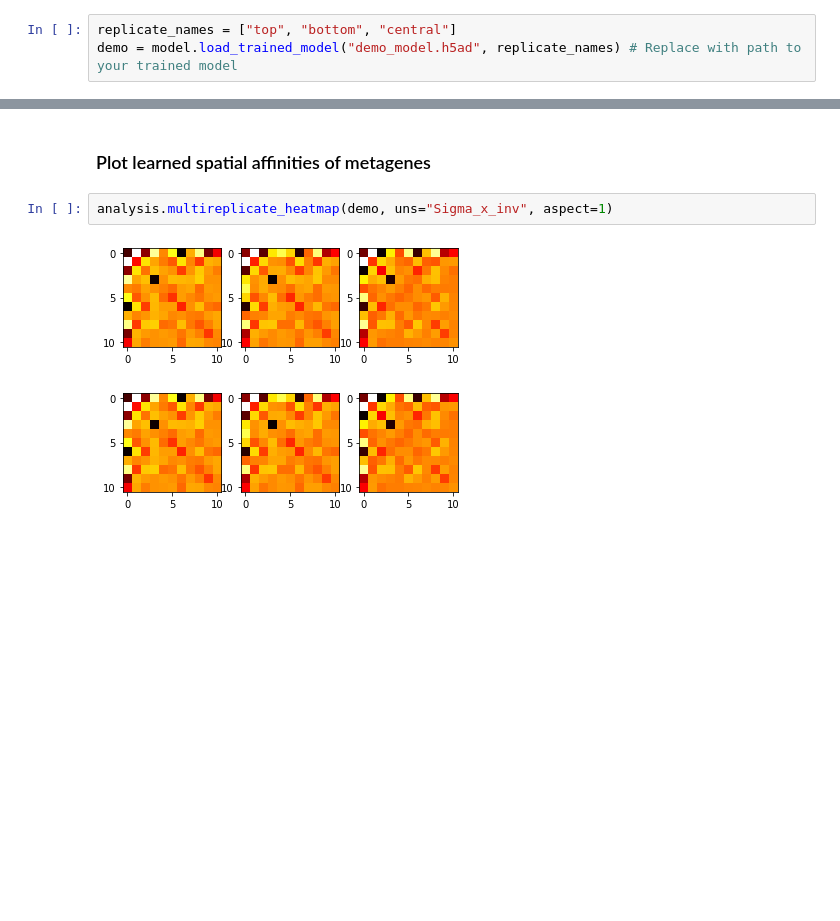
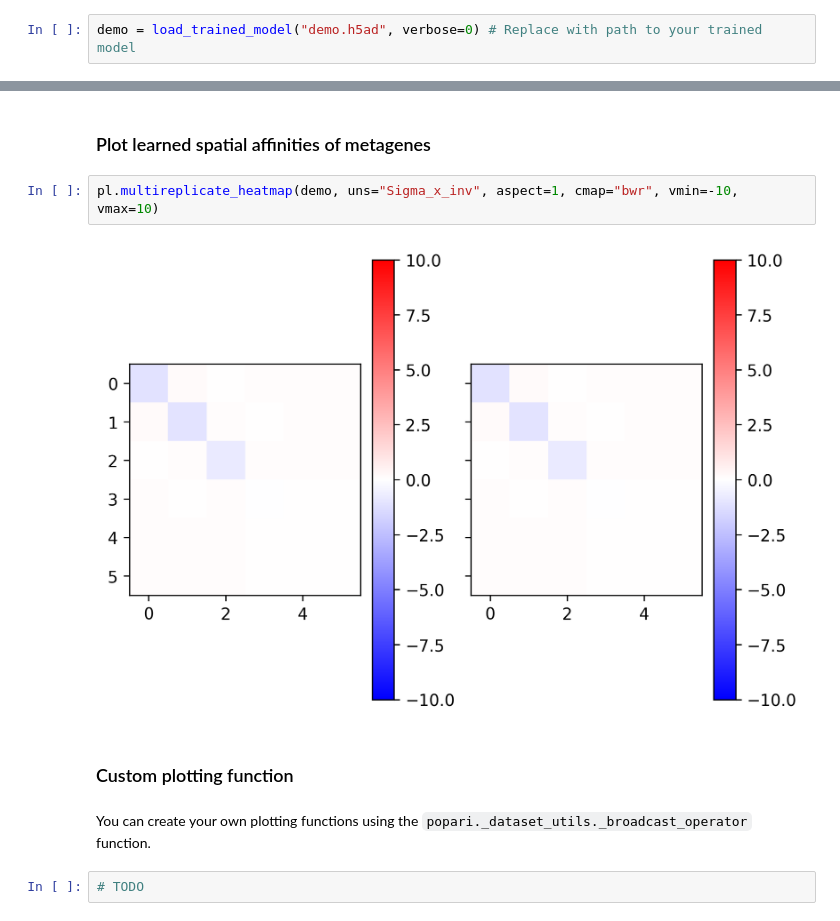
Before and after one commit to alam-shahul/popari, a Jupyter notebook: docs/source/tutorial_gallery/analysis_demo.ipynb, the cells around one changed output, grey strips where cells are left out. Drawn from its saved outputs; the diff is of its cells as text; blank space fills up the shorter version.

````diff
--- a/docs/source/tutorial_gallery/analysis_demo.ipynb
+++ b/docs/source/tutorial_gallery/analysis_demo.ipynb
@@ -17,5 +20,4 @@ import matplotlib.pyplot as plt
 # %%
-replicate_names = ["top", "bottom", "central"]
-demo = model.load_trained_model("demo_model.h5ad", replicate_names) # Replace with path to your trained model
+demo = load_trained_model("demo.h5ad", verbose=0) # Replace with path to your trained model
 # %% [markdown]
 ```{note}
@@ -59,7 +60,12 @@ analysis.multireplicate_heatmap(demo, uns="empirical_correlation", aspect=1)
 # %% [markdown]
 ### Plot learned spatial affinities of metagenes
 # %%
-analysis.multireplicate_heatmap(demo, uns="Sigma_x_inv", aspect=1)
+pl.multireplicate_heatmap(demo, uns="Sigma_x_inv", aspect=1, cmap="bwr", vmin=-10, vmax=10)
 # %% [output]
-[figure, old version]
+[figure, new version]
-[figure, removed]
+# %% [markdown]
+### Custom plotting function
+# %% [markdown]
+You can create your own plotting functions using the `popari._dataset_utils._broadcast_operator` function.
+# %%
+# TODO
````
Also changed, not shown: parts of 13 cells of this notebook, 1 other file.
